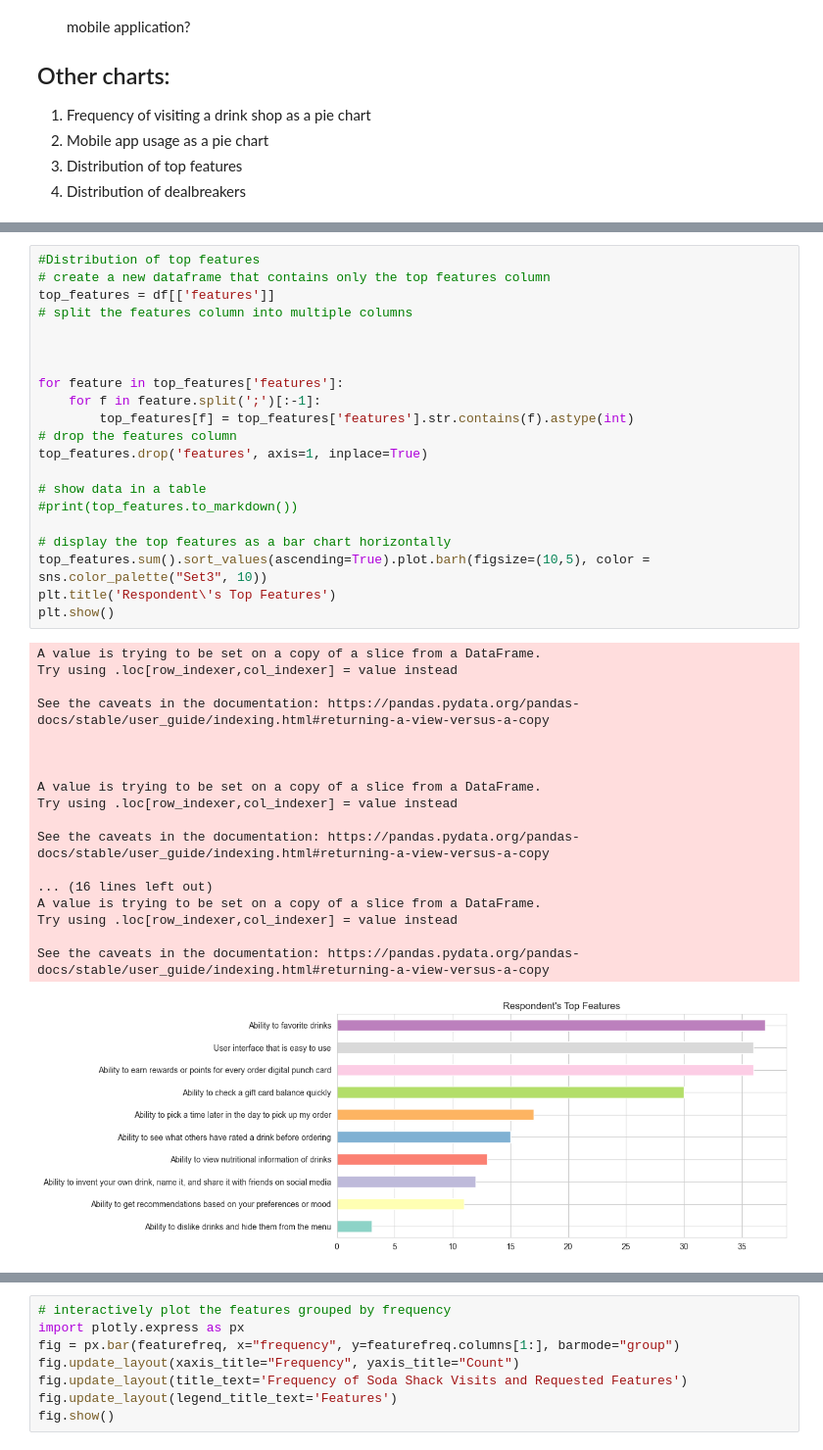
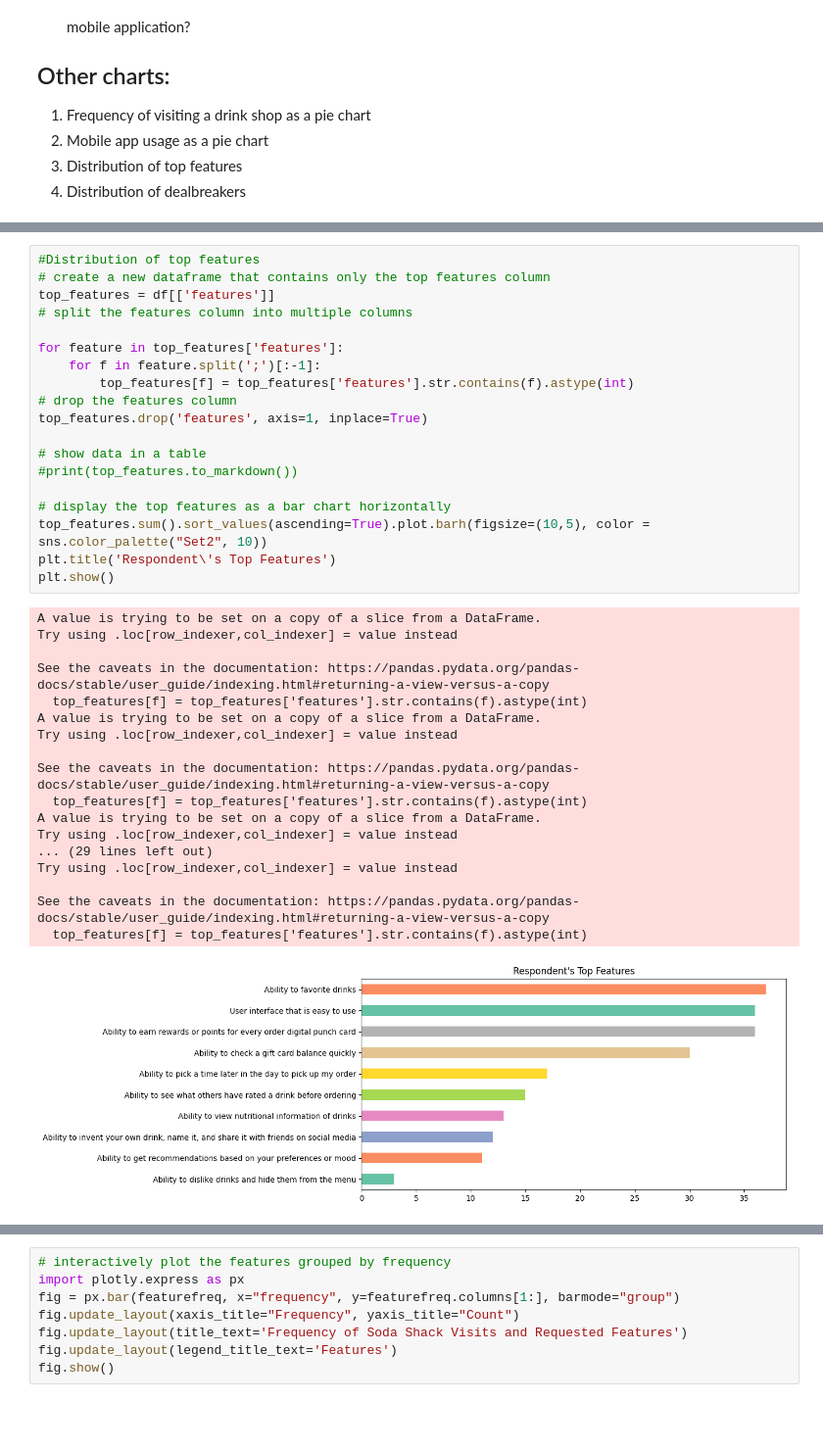
Before and after one commit to Cwighty/soda, a Jupyter notebook: data_analysis/survey.ipynb, the cells around one changed output, grey strips where cells are left out. Shown at 98% size. Cells and saved outputs as stored; diff of their text form; blank space fills up the shorter version.

```diff
--- a/data_analysis/survey.ipynb
+++ b/data_analysis/survey.ipynb
@@ -69,42 +65,40 @@ plt.show()
 #Distribution of top features
 # create a new dataframe that contains only the top features column
 top_features = df[['features']]
 # split the features column into multiple columns
-
-
 
 for feature in top_features['features']:
     for f in feature.split(';')[:-1]:
         top_features[f] = top_features['features'].str.contains(f).astype(int)
 # drop the features column
 top_features.drop('features', axis=1, inplace=True)
 
 # show data in a table
 #print(top_features.to_markdown())
 
 # display the top features as a bar chart horizontally
-top_features.sum().sort_values(ascending=True).plot.barh(figsize=(10,5), color = sns.color_palette("Set3", 10))
+top_features.sum().sort_values(ascending=True).plot.barh(figsize=(10,5), color = sns.color_palette("Set2", 10))
 plt.title('Respondent\'s Top Features')
 plt.show()
 # %% [output]
 A value is trying to be set on a copy of a slice from a DataFrame.
 Try using .loc[row_indexer,col_indexer] = value instead
 
 See the caveats in the documentation: https://pandas.pydata.org/pandas-docs/stable/user_guide/indexing.html#returning-a-view-versus-a-copy
-
-
-
+  top_features[f] = top_features['features'].str.contains(f).astype(int)
 A value is trying to be set on a copy of a slice from a DataFrame.
 Try using .loc[row_indexer,col_indexer] = value instead
 
 See the caveats in the documentation: https://pandas.pydata.org/pandas-docs/stable/user_guide/indexing.html#returning-a-view-versus-a-copy
-
-... (16 lines left out)
+  top_features[f] = top_features['features'].str.contains(f).astype(int)
 A value is trying to be set on a copy of a slice from a DataFrame.
+Try using .loc[row_indexer,col_indexer] = value instead
+... (29 lines left out)
 Try using .loc[row_indexer,col_indexer] = value instead
 
 See the caveats in the documentation: https://pandas.pydata.org/pandas-docs/stable/user_guide/indexing.html#returning-a-view-versus-a-copy
+  top_features[f] = top_features['features'].str.contains(f).astype(int)
-[figure, old version]
+[figure, new version]
 # %%
 # create new dataframe that contains only the frequency column
 featurefreq = df[['frequency', 'features']]
```
Also changed, not shown: parts of 7 cells of this notebook.
